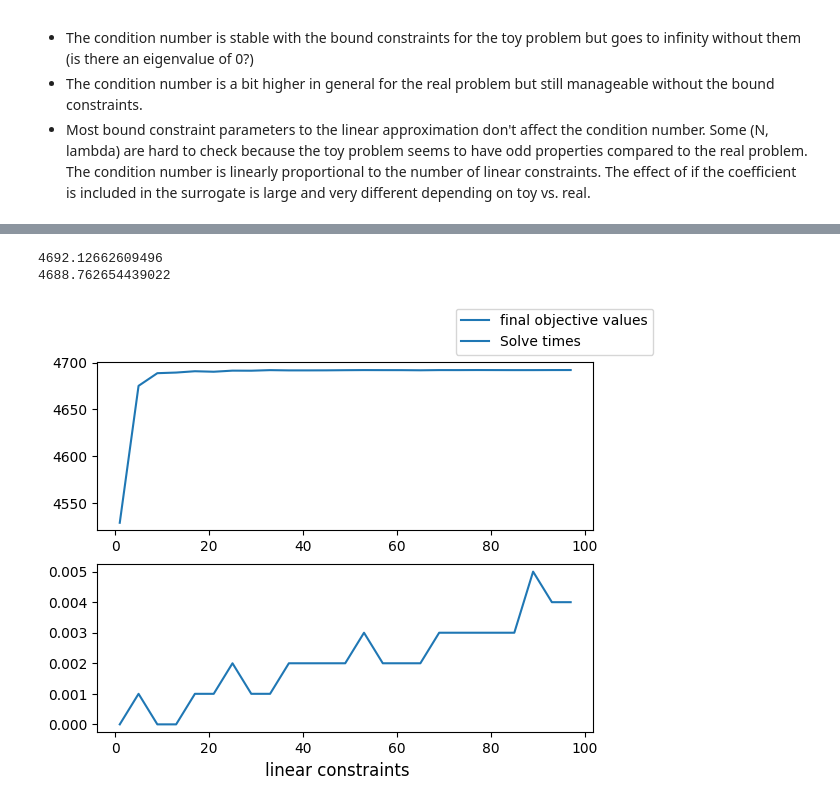
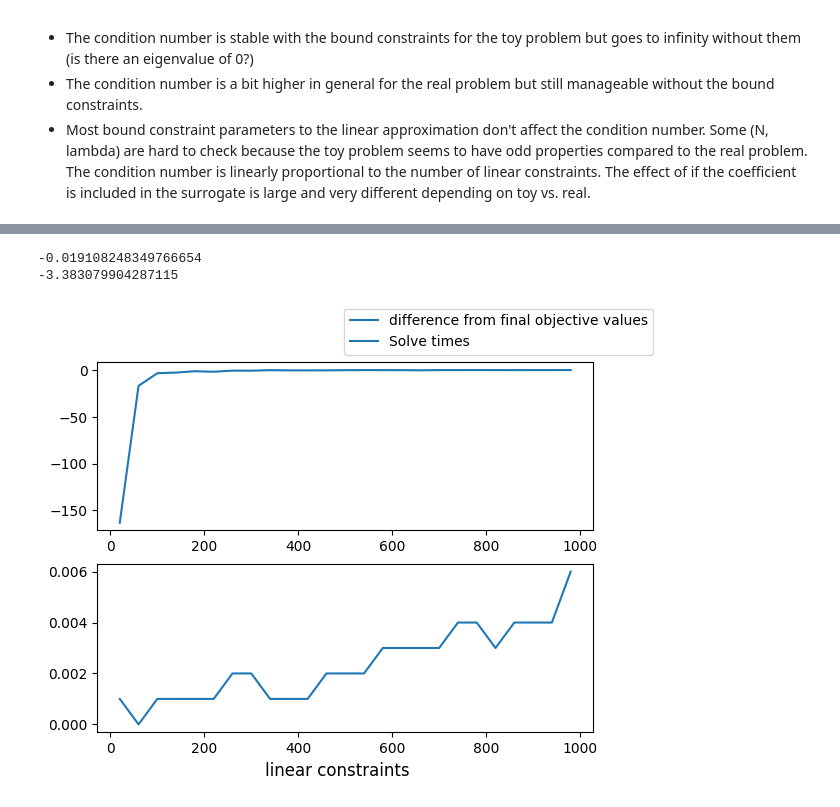
Before and after one commit to micpap25/ENG-QUANT, a Jupyter notebook: experiments/classical_run.ipynb, the cells around one changed output, grey strips where cells are left out. Saved outputs shown, nothing was run; the diff lists cells and outputs as text; code cells hidden in the pictures.

Commit message:
benchmark against convex solve

```diff
--- a/experiments/classical_run.ipynb
+++ b/experiments/classical_run.ipynb
@@ -44,7 +45,7 @@ UP=5.0
 LIN_CONSTRAINTS = 10
 
 # Whether to do an inner or outer approximation
-OUTER_APPROXIMATION = True
+OUTER_APPROXIMATION = False
 
 # Whether the coefficient is part of the surrogate
 COEFFICIENT_SURROGATE = True
@@ -99,2 +95,4 @@ fig.legend()
 # %%
 # Put the original QCP into gurobi
+qcp_value, qcp_time = solve_qcp(f_name="model11_quad.json")
+print(qcp_value, qcp_time)
@@ -104,0 +105,21 @@ print(solve_lp(f_name="Model11_lp.json"))
+# %%
+errors = []
+times = []
+# lin_cons_range = range(2, 101, 4)
+lin_cons_range = range(20, 1001, 40)
+for lin_cons in lin_cons_range:
+    quadratic_model_lin_approx(lin_cons, OUTER_APPROXIMATION, COEFFICIENT_SURROGATE,
+                                SURROGATE_BOUND_BELOW, SURROGATE_BOUND_ABOVE,
+                                f_name="model11_quad.json")
+    val, time = solve_lp()
+    errors.append(val - qcp_value)
+    times.append(time)
+
+fig, (ax1, ax2) = plt.subplots(2, 1)
+fig.supxlabel("linear constraints")
+ax1.plot(lin_cons_range, errors, label="difference from final objective values")
+ax2.plot(lin_cons_range, times, label="Solve times")
+fig.legend()
+
+print(errors[-1])
+print(errors[2])
@@ -105,27 +130,24 @@ print(solve_lp(f_name="Model11_lp.json"))
 # %%
-vals = []
+errors = []
 times = []
 # lin_cons_range = range(2, 101, 4)
 lin_cons_range = range(20, 1001, 40)
 for lin_cons in lin_cons_range:
-    # quadratic_model_lin_approx(lin_cons, OUTER_APPROXIMATION, COEFFICIENT_SURROGATE,
-    #                             SURROGATE_BOUND_BELOW, SURROGATE_BOUND_ABOVE,
-    #                             f_name="model11_quad.json")
     quadratic_lin_approx_no_surrogate(lin_cons, OUTER_APPROXIMATION,
                                         f_name="model11_quad.json")
     val, time = solve_lp()
-    vals.append(val)
+    errors.append(val - qcp_value)
     times.append(time)
 
 fig, (ax1, ax2) = plt.subplots(2, 1)
 fig.supxlabel("linear constraints")
-ax1.plot(n_range, vals, label="final objective values")
-ax2.plot(n_range, times, label="Solve times")
+ax1.plot(lin_cons_range, errors, label="difference from final objective values")
+ax2.plot(lin_cons_range, times, label="Solve times")
 fig.legend()
 
-print(vals[-1])
-print(vals[2])
+print(errors[-1])
+print(errors[2])
 # %% [output]
-4692.12662609496
-4688.762654439022
+-0.019108248349766654
+-3.383079904287115
-[figure, old version]
+[figure, new version]
```
Also changed, not shown: parts of 6 cells of this notebook, 2 other files.
